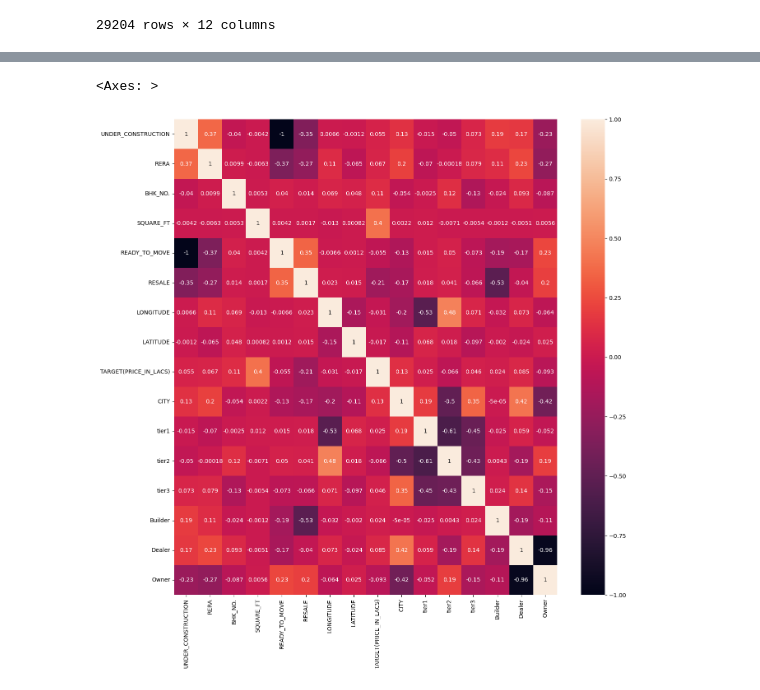
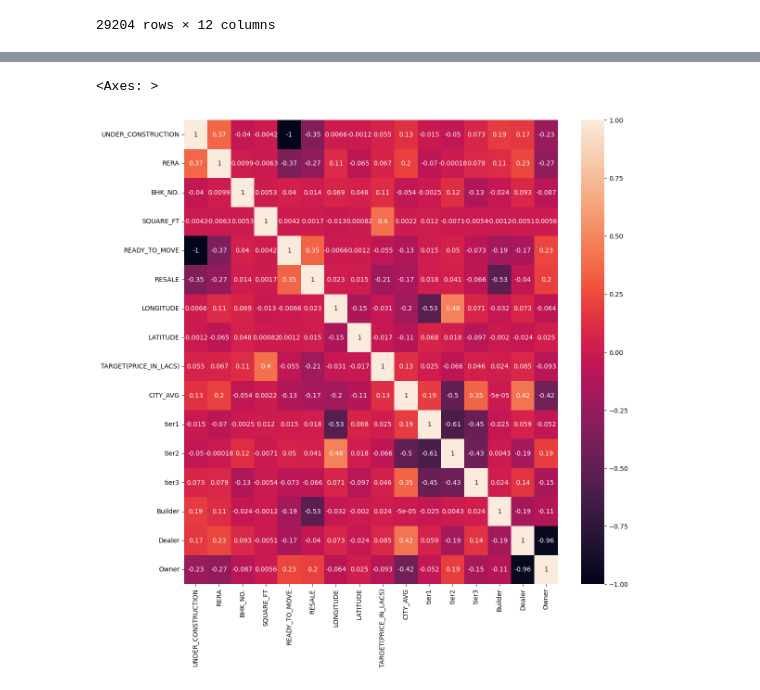
Before and after one commit to Partha-Suresh/XAI-Project, a Jupyter notebook: notebooks/Property Value Regression/Cleaning.ipynb, the cells around one changed output, grey strips where cells are left out. Saved outputs shown, nothing was run; the diff lists cells and outputs as text; code cells hidden in the pictures.

```diff
--- a/notebooks/Property Value Regression/Cleaning.ipynb
+++ b/notebooks/Property Value Regression/Cleaning.ipynb
@@ -145,12 +156,6 @@ def map_city(city):
 
 df['city_tier'] = df['CITY'].apply(map_city)
 df.head()
-for city in df['CITY'].unique():
-    # Finding avg price of each city
-    avg_price = df[df['CITY'] == city]['TARGET(PRICE_IN_LACS)'].mean()
-    # Replacing city with avg price
-    df.loc[df['CITY'] == city, 'CITY'] = avg_price
-df.head()
 # %% [output]
 |  | POSTED_BY | UNDER_CONSTRUCTION | RERA | BHK_NO. | SQUARE_FT | READY_TO_MOVE | RESALE | ADDRESS | ... |
 | 0 | Owner | 0 | 0 | 2 | 1300.236407 | 1 | 1 | Ksfc Layout,Bangalore | ... |
@@ -160,0 +168,7 @@ df.head()
+# %%
+for city in df['CITY'].unique():
+    # Finding avg price of each city
+    avg_price = df[df['CITY'] == city]['TARGET(PRICE_IN_LACS)'].mean()
+
+    df.loc[df['CITY'] == city, 'CITY_AVG'] = avg_price
+df.head()
@@ -166,7 +204,11 @@ df.drop("city_tier",axis=1,inplace=True) ;
 # %%
 import seaborn as sns
-plt.figure(figsize=(15,15))
-sns.heatmap(df.corr(),annot=True)
+plt.figure(figsize=(13,13))
+# excluding non numeric columns from df
+num_df = df.select_dtypes(exclude='object')
+
+
+sns.heatmap(num_df.corr(),annot=True)
 # %% [output]
 <Axes: >
-[figure, old version]
+[figure, new version]
```
Also changed, not shown: parts of 15 cells of this notebook.
